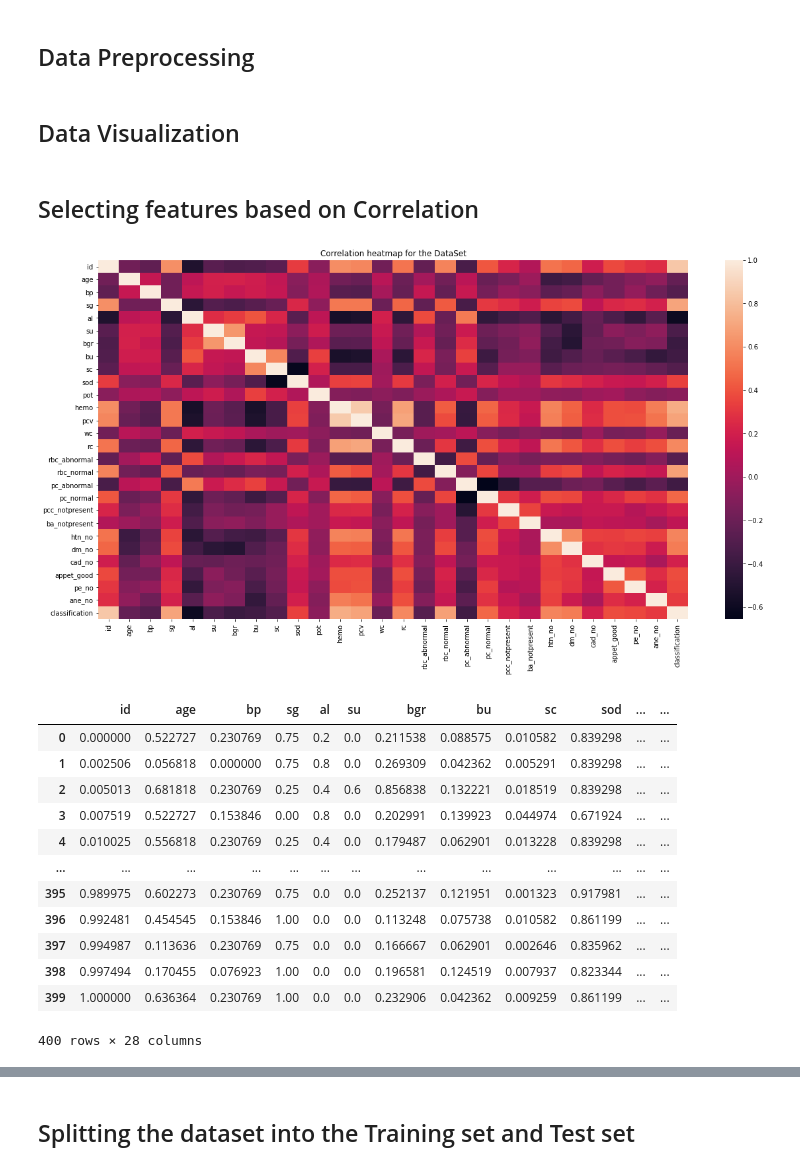
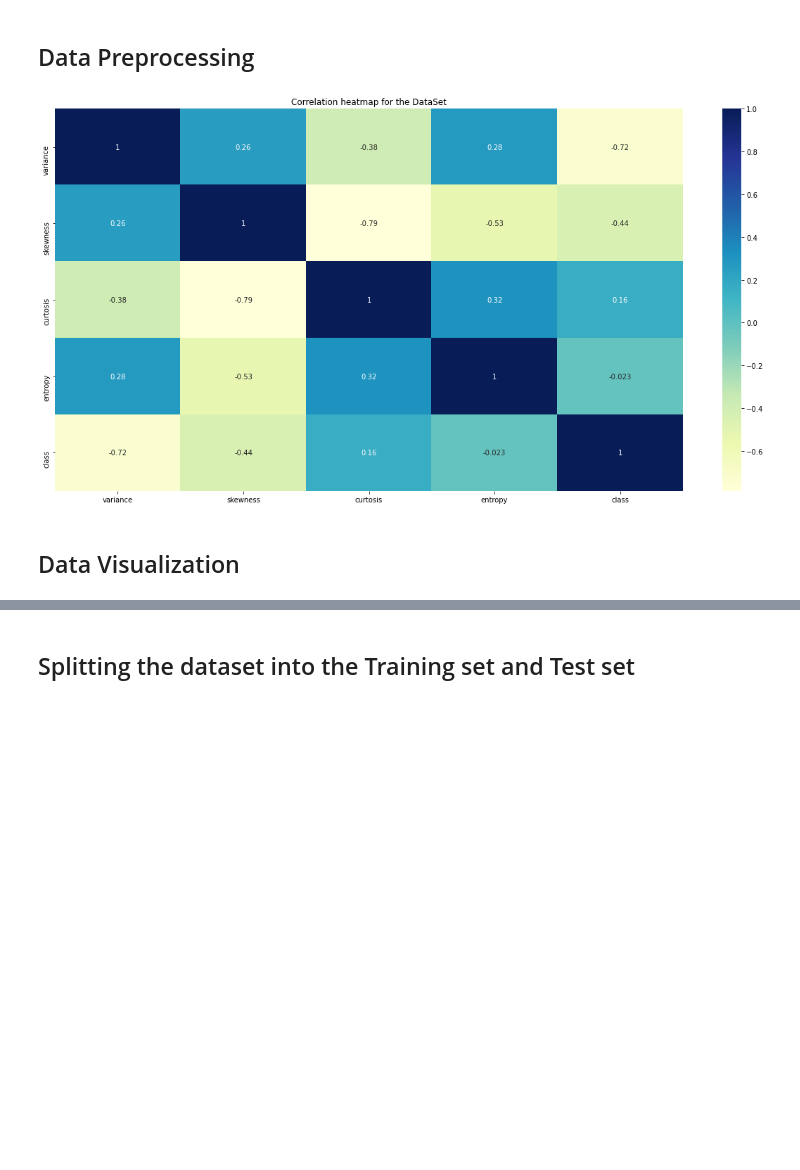
Before and after one commit to hamidmass/MachineLearningProject, a Jupyter notebook: ML Project.ipynb, the cells around one changed output, grey strips where cells are left out. Saved outputs shown, nothing was run; the diff lists cells and outputs as text; code cells hidden in the pictures; blank space fills up the shorter version.

```diff
--- a/ML Project.ipynb
+++ b/ML Project.ipynb
@@ -36,2 +9,4 @@ def loadData(dataset):
+# %%
+banknote = load_data("BankNoteAuthentication.csv")
 # %% [markdown]
 ## Data Preprocessing
@@ -75,2 +13,7 @@ def preprocessing(df):
+# %%
+banknote_df = preprocessing(banknote)
+data_correlation(banknote_df)
+# %% [output]
+[figure, added]
 # %% [markdown]
 ## Data Visualization
@@ -104,2 +19,0 @@ def visualizeData(df):
-# %% [markdown]
-## Selecting features based on Correlation
@@ -129,17 +19,0 @@ def dataCorrelation(df):
-# %%
-dataCorrelation(kidney_df)
-# %% [output]
-[figure, removed]
-|  | id | age | bp | sg | al | su | bgr | bu | sc | sod | ... | ... |
-| 0 | 0.000000 | 0.522727 | 0.230769 | 0.75 | 0.2 | 0.0 | 0.211538 | 0.088575 | 0.010582 | 0.839298 | ... | ... |
-| 1 | 0.002506 | 0.056818 | 0.000000 | 0.75 | 0.8 | 0.0 | 0.269309 | 0.042362 | 0.005291 | 0.839298 | ... | ... |
-| 2 | 0.005013 | 0.681818 | 0.230769 | 0.25 | 0.4 | 0.6 | 0.856838 | 0.132221 | 0.018519 | 0.839298 | ... | ... |
-| 3 | 0.007519 | 0.522727 | 0.153846 | 0.00 | 0.8 | 0.0 | 0.202991 | 0.139923 | 0.044974 | 0.671924 | ... | ... |
-| 4 | 0.010025 | 0.556818 | 0.230769 | 0.25 | 0.4 | 0.0 | 0.179487 | 0.062901 | 0.013228 | 0.839298 | ... | ... |
-| ... | ... | ... | ... | ... | ... | ... | ... | ... | ... | ... | ... | ... |
-| 395 | 0.989975 | 0.602273 | 0.230769 | 0.75 | 0.0 | 0.0 | 0.252137 | 0.121951 | 0.001323 | 0.917981 | ... | ... |
-| 396 | 0.992481 | 0.454545 | 0.153846 | 1.00 | 0.0 | 0.0 | 0.113248 | 0.075738 | 0.010582 | 0.861199 | ... | ... |
-| 397 | 0.994987 | 0.113636 | 0.230769 | 0.75 | 0.0 | 0.0 | 0.166667 | 0.062901 | 0.002646 | 0.835962 | ... | ... |
-| 398 | 0.997494 | 0.170455 | 0.076923 | 1.00 | 0.0 | 0.0 | 0.196581 | 0.124519 | 0.007937 | 0.823344 | ... | ... |
-| 399 | 1.000000 | 0.636364 | 0.230769 | 1.00 | 0.0 | 0.0 | 0.232906 | 0.042362 | 0.009259 | 0.861199 | ... | ... |
-400 rows × 28 columns
```
Also changed, not shown: parts of 33 cells of this notebook, 1 other file.
